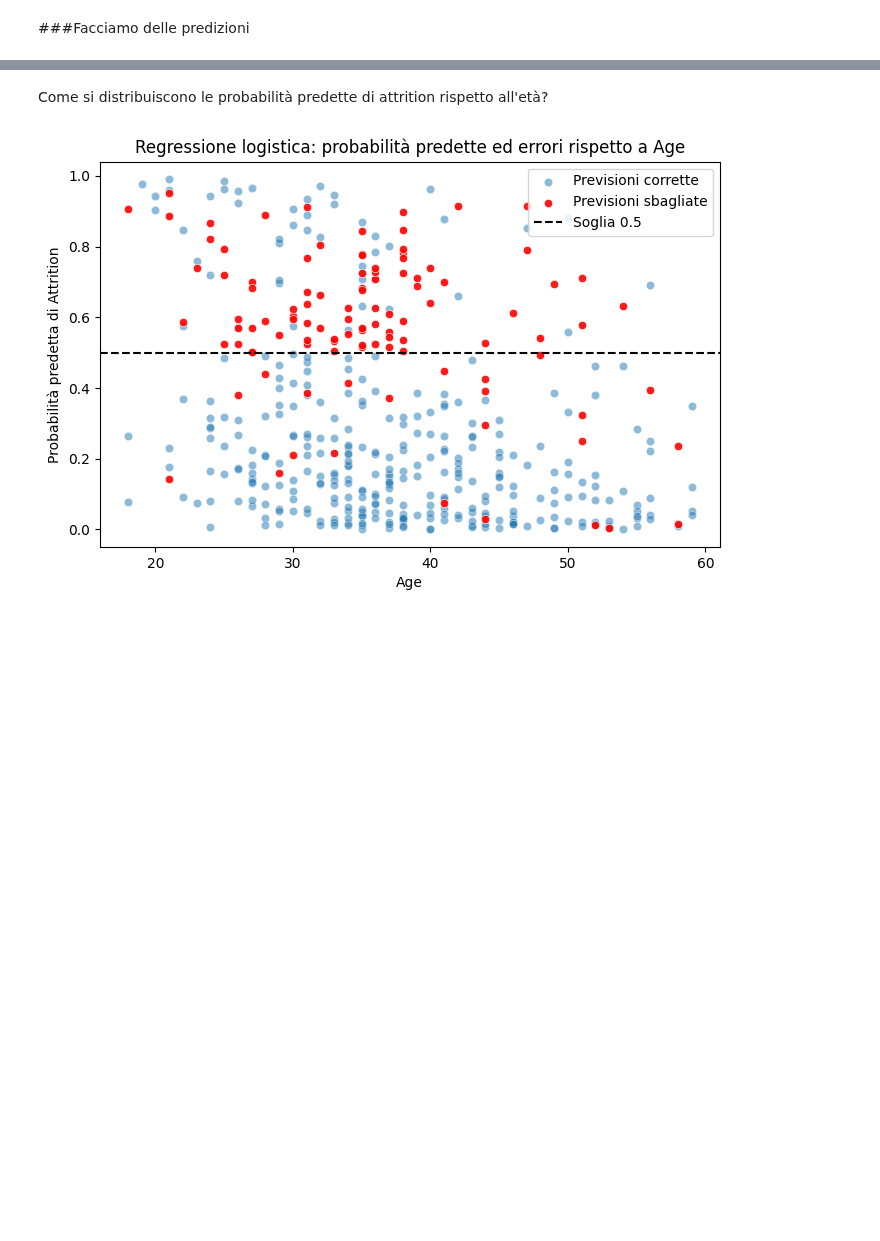
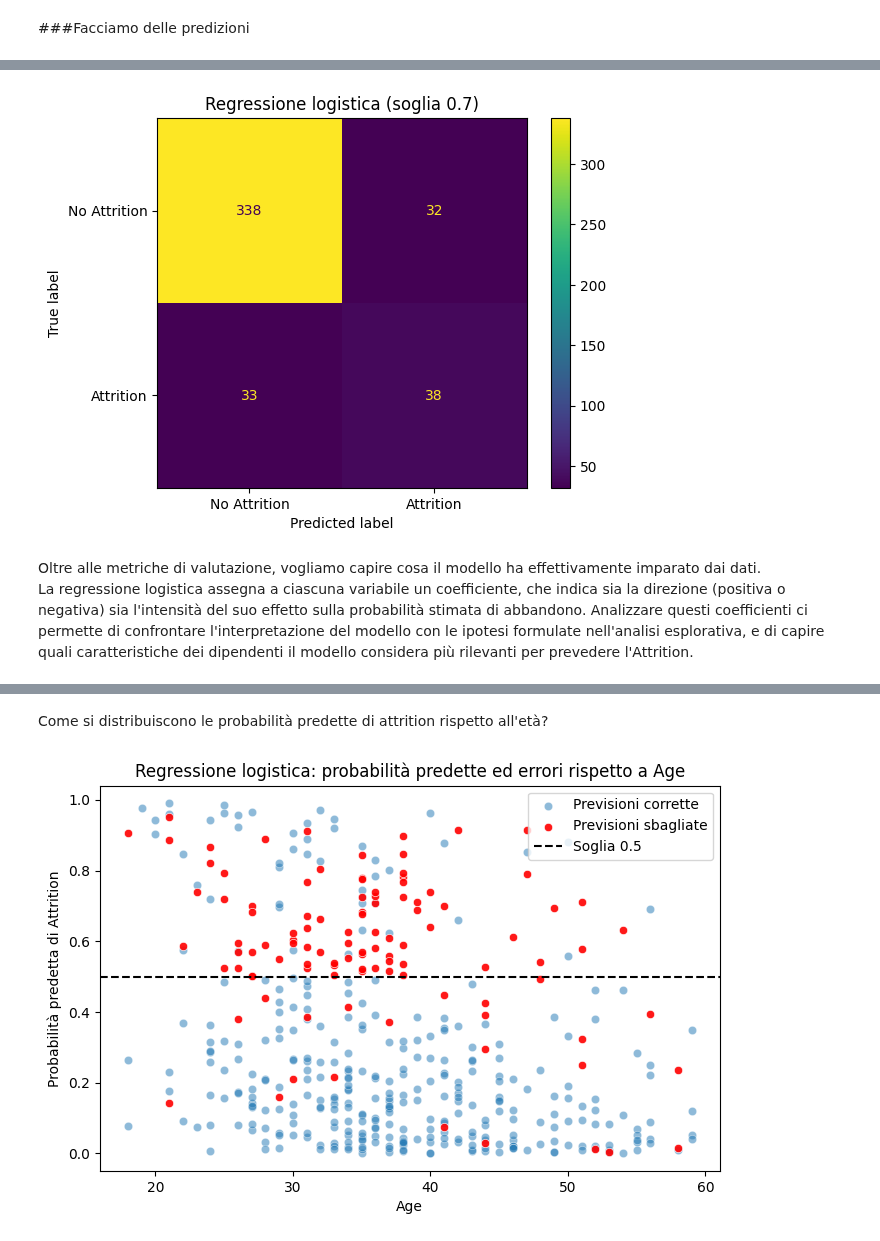
Before and after one commit to margheritamarinelli/Progetto-Data-Science-gruppo-9, a Jupyter notebook: notebook/Progetto_Data_Science_gruppo9.ipynb, the cells around one changed output, grey strips where cells are left out. Cells and saved outputs as stored; diff of their text form; code cells hidden in the pictures; blank space fills up the shorter version.

```diff
--- a/notebook/Progetto_Data_Science_gruppo9.ipynb
+++ b/notebook/Progetto_Data_Science_gruppo9.ipynb
@@ -572,5 +601,4 @@ Accuracy: 0.76
 # %%
-# Proviamo con una soglia diversa, scelta da noi (0.7)
 # probabilità predetta di Attrition = 1
 predicted_prob_test = log_model.predict_proba(X_test_scaled)[:, 1]
 
@@ -578,21 +606,9 @@ predicted_prob_test = log_model.predict_proba(X_test_scaled)[:, 1]
 threshold = 0.7
 
 # trasformo le probabilità in classi 0/1
-y_pred = (predicted_prob_test >= threshold).astype(int)
+y_pred_log_07 = (predicted_prob_test >= threshold).astype(int)
 
 # accuracy
-acc = accuracy_score(y_test, y_pred)
-print(f"Accuracy: {acc:.2f}")
-
-# matrice di confusione
-cm = confusion_matrix(y_test, y_pred)
-
-disp = ConfusionMatrixDisplay(
-    confusion_matrix=cm,
-    display_labels=["No Attrition", "Attrition"]
-)
-
-disp.plot()
-plt.title("Matrice di confusione - Regressione logistica")
-plt.show()
+acc_log_07 = accuracy_score(y_test, y_pred_log_07)
+print(f"Accuratezza della Regressione Logistica (soglia 0.7): {acc_log_07:.2f}")
 # %% [output]
@@ -600,0 +629,15 @@ Accuracy: 0.85
+# %%
+cm = confusion_matrix(y_test, y_pred_log_07)
+disp = ConfusionMatrixDisplay(
+    confusion_matrix=cm,
+    display_labels=["No Attrition", "Attrition"]
+)
+
+disp.plot()
+plt.title("Regressione logistica (soglia 0.7)")
+plt.show()
+# %% [output]
+[figure, added]
+# %% [markdown]
+Oltre alle metriche di valutazione, vogliamo capire cosa il modello ha effettivamente imparato dai dati.
+La regressione logistica assegna a ciascuna variabile un coefficiente, che indica sia la direzione (positiva o negativa) sia l'intensità del suo effetto sulla probabilità stimata di abbandono. Analizzare questi coefficienti ci permette di confrontare l'interpretazione del modello con le ipotesi formulate nell'analisi esplorativa, e di capire quali caratteristiche dei dipendenti il modello considera più rilevanti per prevedere l'Attrition.
```
Also changed, not shown: parts of 44 cells of this notebook.
